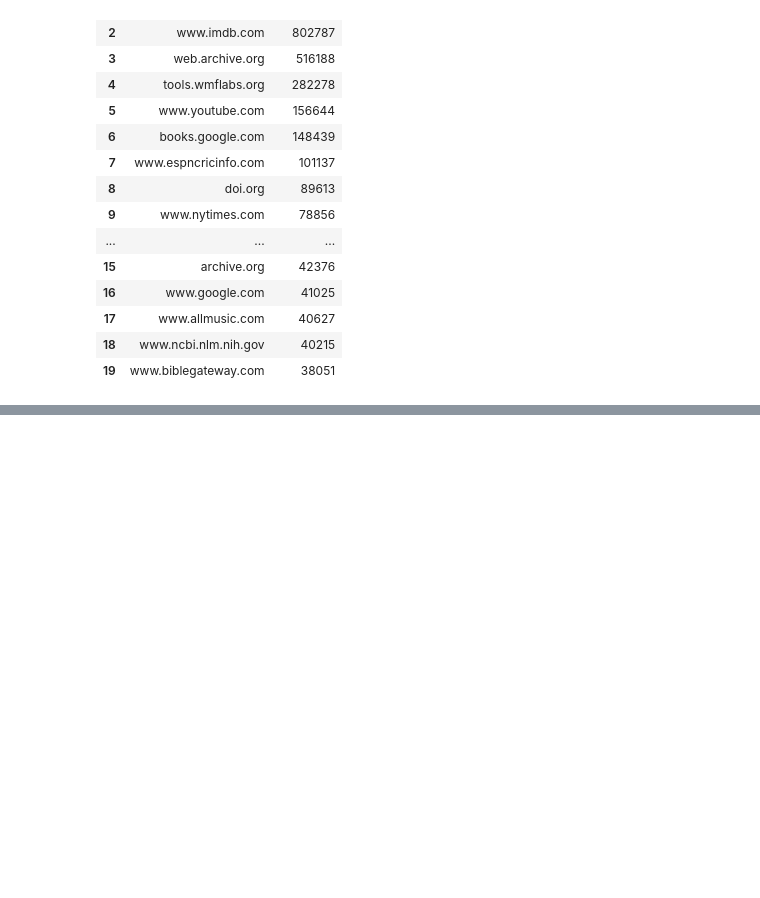
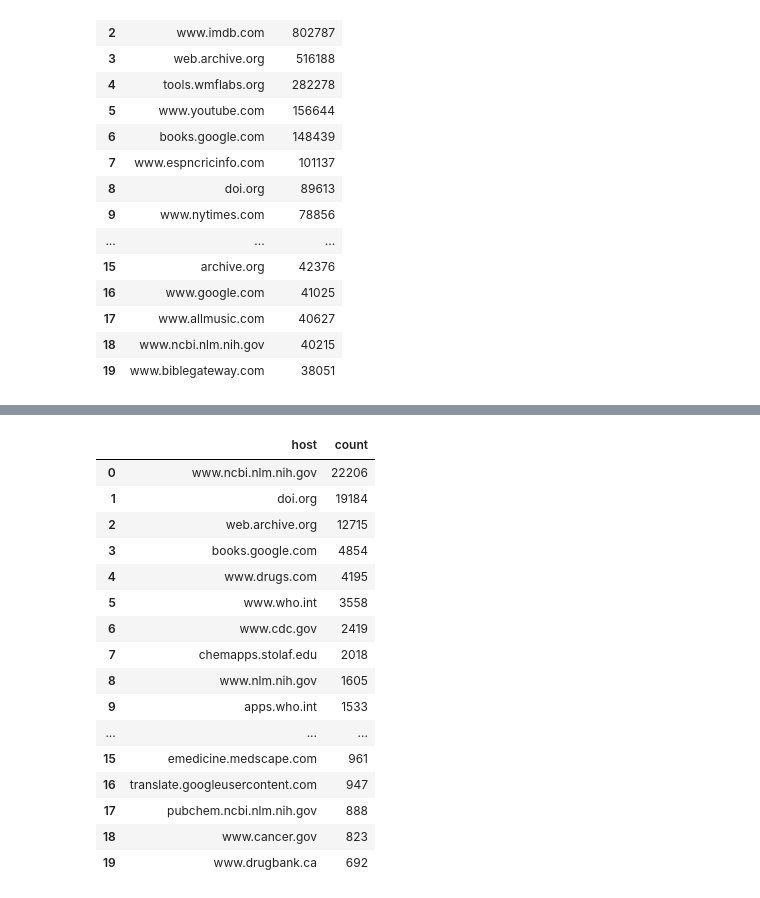
Before and after one commit to elifesciences-publications/wiki-citation-usage, a Jupyter notebook: top-20-hostnames-anonymizedData.ipynb, the cells around one changed output, grey strips where cells are left out. Saved outputs shown, nothing was run; the diff lists cells and outputs as text; code cells hidden in the pictures; blank space fills up the shorter version.

```diff
--- a/top-20-hostnames-anonymizedData.ipynb
+++ b/top-20-hostnames-anonymizedData.ipynb
@@ -189,0 +255,61 @@ top_hosts_notwpm_events.toPandas()
+# %%
+# Total event count for top 20 hostnames (e.g., DOI.org / ncbi…)
+# limited to W:PM pages with external links
+# further limited to extClick events
+top_hosts_wpm_query = """
+SELECT parse_url(link_url,'HOST') AS host, COUNT(*) AS count
+FROM citationusage
+WHERE wiki = 'enwiki'
+AND action = 'extClick'
+AND page_id IN
+            (SELECT DISTINCT page_id
+            FROM ryanmax.projmed_with_extlinks
+            WHERE to_date(dt) >= '{}'
+            AND to_date(dt) <= '{}'
+            )
+{}
+AND to_date(event_time) >= '{}'
+AND to_date(event_time) <= '{}'
+AND useragent_is_bot = FALSE
+AND session_id in (
+    SELECT session_id
+    FROM citationusagepageload
+    WHERE wiki = 'enwiki'
+    {}
+    AND to_date(event_time) >= '{}'
+    AND to_date(event_time) <= '{}'
+    AND useragent_is_bot = FALSE
+    )
+GROUP BY host
+ORDER BY COUNT(*) DESC
+LIMIT 20
+"""
+top_hosts_wpm_events = spark.sql(
+    top_hosts_wpm_query.format(
+        start_date_string, end_date_string,
+        event_exclusion_sql, start_date_string, end_date_string,
+        pageload_exclusion_sql, start_date_string, end_date_string,
+    ))
+top_hosts_wpm_events_rdd = top_hosts_wpm_events.rdd
+top_hosts_wpm_events_df = sqlContext.createDataFrame(top_hosts_wpm_events_rdd)
+top_hosts_wpm_events_pandas = top_hosts_wpm_events_df.toPandas()
+
+top_hosts_wpm_events.toPandas()
+# %% [output]
+|  | host | count |
+| 0 | www.ncbi.nlm.nih.gov | 22206 |
+| 1 | doi.org | 19184 |
+| 2 | web.archive.org | 12715 |
+| 3 | books.google.com | 4854 |
+| 4 | www.drugs.com | 4195 |
+| 5 | www.who.int | 3558 |
+| 6 | www.cdc.gov | 2419 |
+| 7 | chemapps.stolaf.edu | 2018 |
+| 8 | www.nlm.nih.gov | 1605 |
+| 9 | apps.who.int | 1533 |
+| ... | ... | ... |
+| 15 | emedicine.medscape.com | 961 |
+| 16 | translate.googleusercontent.com | 947 |
+| 17 | pubchem.ncbi.nlm.nih.gov | 888 |
+| 18 | www.cancer.gov | 823 |
+| 19 | www.drugbank.ca | 692 |
```
Also changed, not shown: parts of 14 cells of this notebook.
